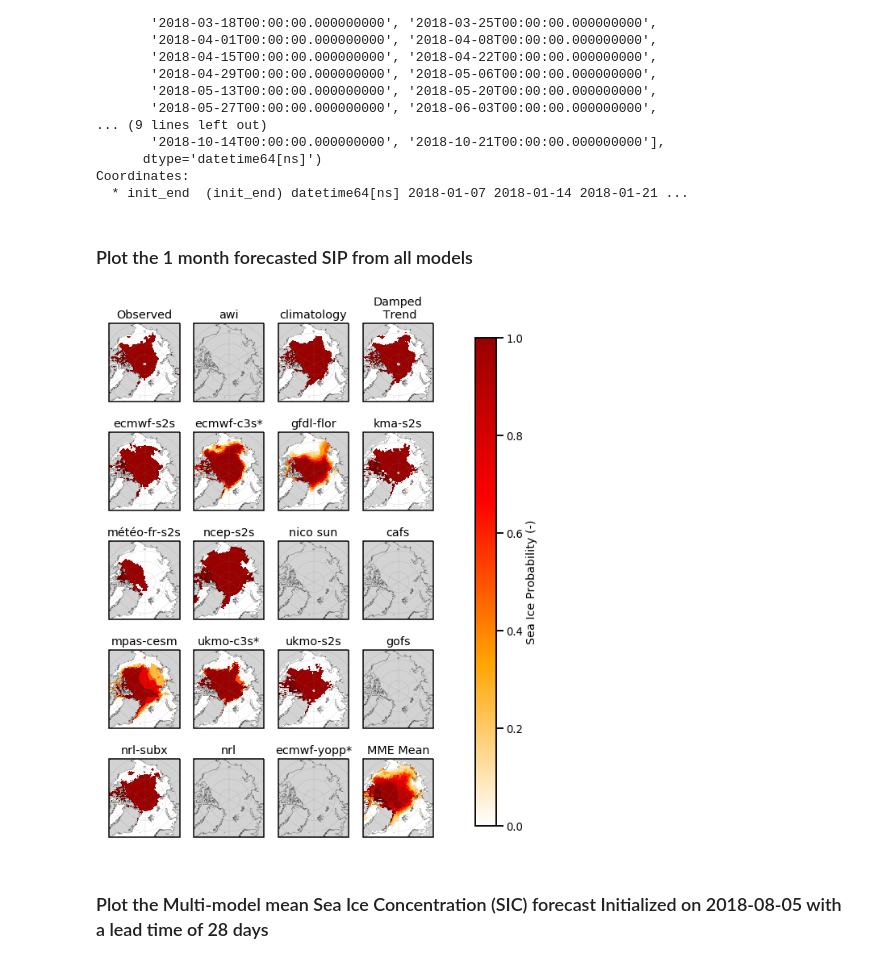
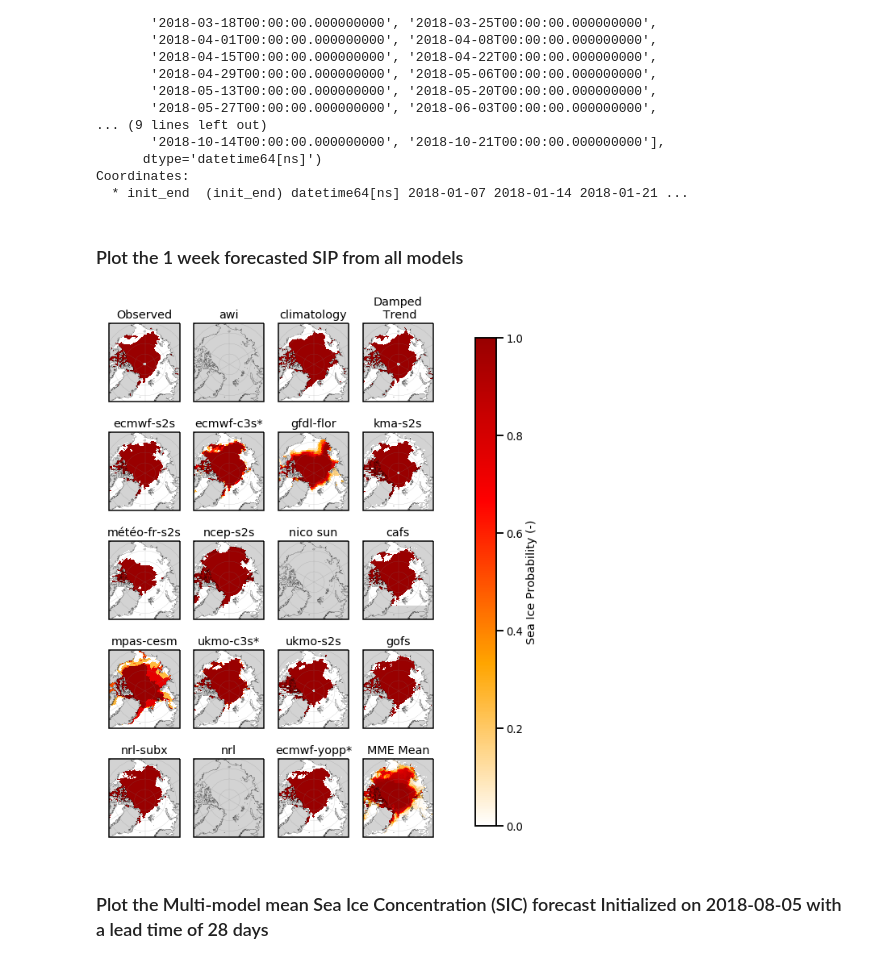
Before and after one commit to cmbitz/polar.pangeo.io-deploy, a Jupyter notebook: deployments/polar.pangeo.io/image/examples/Example_plot_SIPN2_data.ipynb, the cells around one changed output. Drawn from its saved outputs; the diff is of its cells as text; code cells hidden in the pictures.

```diff
--- a/deployments/polar.pangeo.io/image/examples/Example_plot_SIPN2_data.ipynb
+++ b/deployments/polar.pangeo.io/image/examples/Example_plot_SIPN2_data.ipynb
@@ -99,7 +99,7 @@ array(['2018-01-07T00:00:00.000000000', '2018-01-14T00:00:00.000000000',
 Coordinates:
   * init_end  (init_end) datetime64[ns] 2018-01-07 2018-01-14 2018-01-21 ...
 # %% [markdown]
-### Plot the 1 month forecasted SIP from all models
+### Plot the 1 week forecasted SIP from all models
 # %%
-fore_time_i = [4] # Fourth index is 28 days (add more here to get multiple plots)
+fore_time_i = [1] # First index is the 1 week (7-14 day) forecast (add more here to get multiple plots)
 # %%
@@ -127,37 +127,39 @@ for ft in [ds_sic.fore_time.values[fore_time_i]]:
 
     # Grab current lead time
     c_ft_ds = ds_sic.SIP.sel(fore_time=ft, init_end=init_end_v)
+
+    c_ft_ds.load()
 
     # Drop models without any data
     #c_ft_ds = c_ft_ds.where(c_ft_ds.notnull().sum(dim=['x','y'])>0, drop=True)
 
     # Determine number of rows and columns
     nrows = np.int(np.ceil(np.sqrt(c_ft_ds.model.size)))
     ncols = int(np.ceil(c_ft_ds.model.size/nrows))
     Nplots = c_ft_ds.model.size + 1
 
     # New Plot
     central_extent = [-3850000*0.6, 3725000*0.6, -5325000*0.45, 5850000*0.45]
     (f, axes) = ice_plot.multi_polar_axis(ncols=ncols, nrows=nrows, Nplots=Nplots,
                                           extent=central_extent, central_longitude=0,
                                          sizefcter=1.2)
 
     for (i, cmod) in enumerate(c_ft_ds.model.values):
         if cmod in c_ft_ds.model.values:
             # Plot
             add_subplot_title(cmod, E, ax=axes[i])
             p = c_ft_ds.isel(fore_time=0).sel(model=cmod).plot.pcolormesh(ax=axes[i], x='lon', y='lat',
                                   transform=ccrs.PlateCarree(),
                                   add_colorbar=False,
                                   cmap=cmap_c,
                                   vmin=c_vmin, vmax=c_vmax)
             add_subplot_title(cmod, E, ax=axes[i])
     # Make pretty
     cbar_ax = f.add_axes([1, 0.15, 0.05, 0.7])
     cbar = f.colorbar(p, cax=cbar_ax, label=c_label, orientation='vertical')
     cbar.set_ticks(np.arange(0,1.1,0.2))
 # %% [output]
-[figure, old version]
+[figure, new version]
 # %% [markdown]
 ### Plot the Multi-model mean Sea Ice Concentration (SIC) forecast Initialized on 2018-08-05 with a lead time of 28 days
 # %%
```
Also changed, not shown: parts of 3 cells of this notebook.
